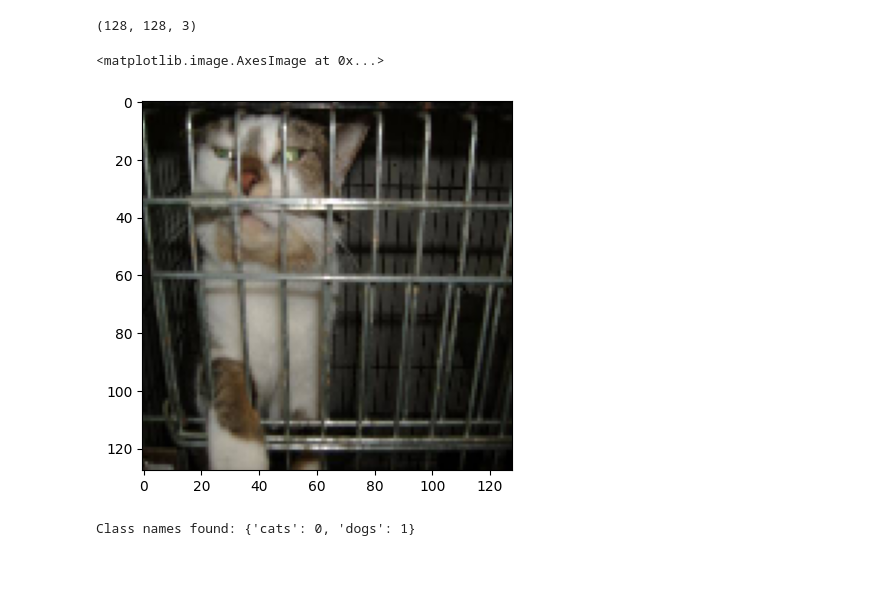
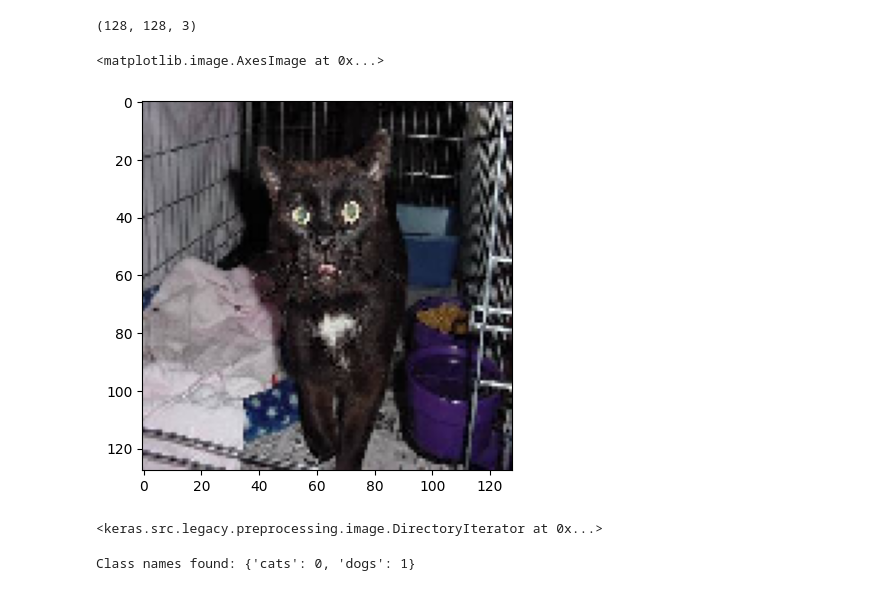
Before and after one commit to Ye-Bhone-Lin/Practical-ML-by-WAI, a Jupyter notebook: 6_deep_learning/CNN/tf_best_practices/tf_generator_binary.ipynb, the cells around one changed output. Cells and saved outputs as stored; diff of their text form; code cells hidden in the pictures.

```diff
--- a/6_deep_learning/CNN/tf_best_practices/tf_generator_binary.ipynb
+++ b/6_deep_learning/CNN/tf_best_practices/tf_generator_binary.ipynb
@@ -137,16 +164,20 @@ input_shape
 # %%
 from tensorflow.keras.preprocessing import image
 import numpy as np
 
-img_path = r"/Users/tharhtet/Documents/github/Practical-ML-by-WAI/6_deep_learning/CNN/cats_and_dogs_filtered/test/cats/cat.2366.jpg"
+img_path = r"/Users/yebhonelin/Documents/Practical-ML-by-WAI/6_deep_learning/CNN/cats_and_dogs_filtered/test/cats/cat.2370.jpg"
 
 img = image.load_img(img_path, target_size=input_img_size)
 img_array = image.img_to_array(img)  # shape: (_, _, 3)
 img_array = img_array / 255.0        # normalize
 
 img_array = np.expand_dims(img_array, axis=0)  # shape: (1, _, _, 3)
 plt.imshow(img_array[0])  # Display the image
 # %% [output]
 <matplotlib.image.AxesImage at 0x...>
-[figure, old version]
+[figure, new version]
+# %%
+train_ds
+# %% [output]
+<keras.src.legacy.preprocessing.image.DirectoryIterator at 0x...>
 # %%
```
Also changed, not shown: parts of 16 cells of this notebook, 3 other files.
